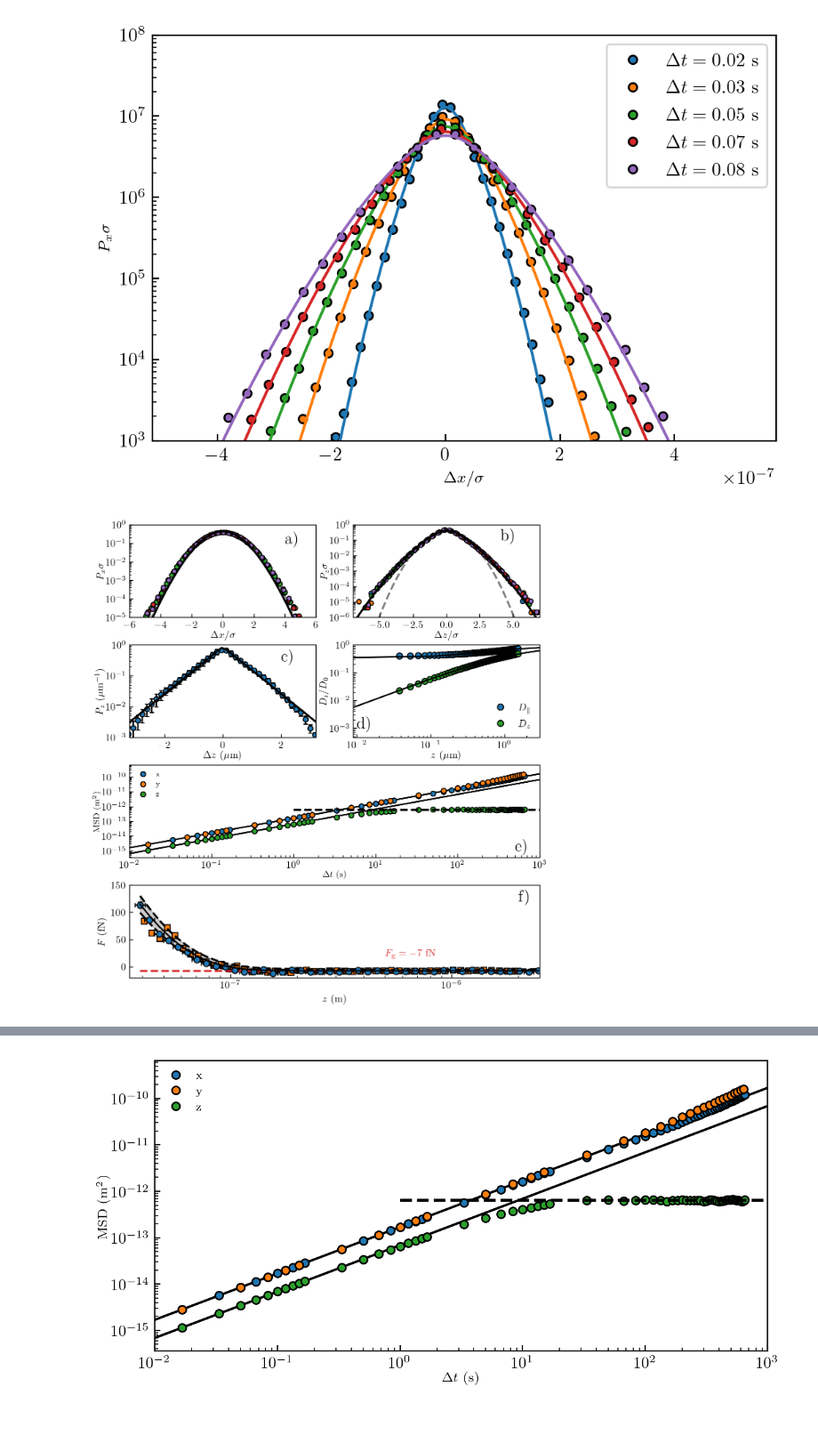
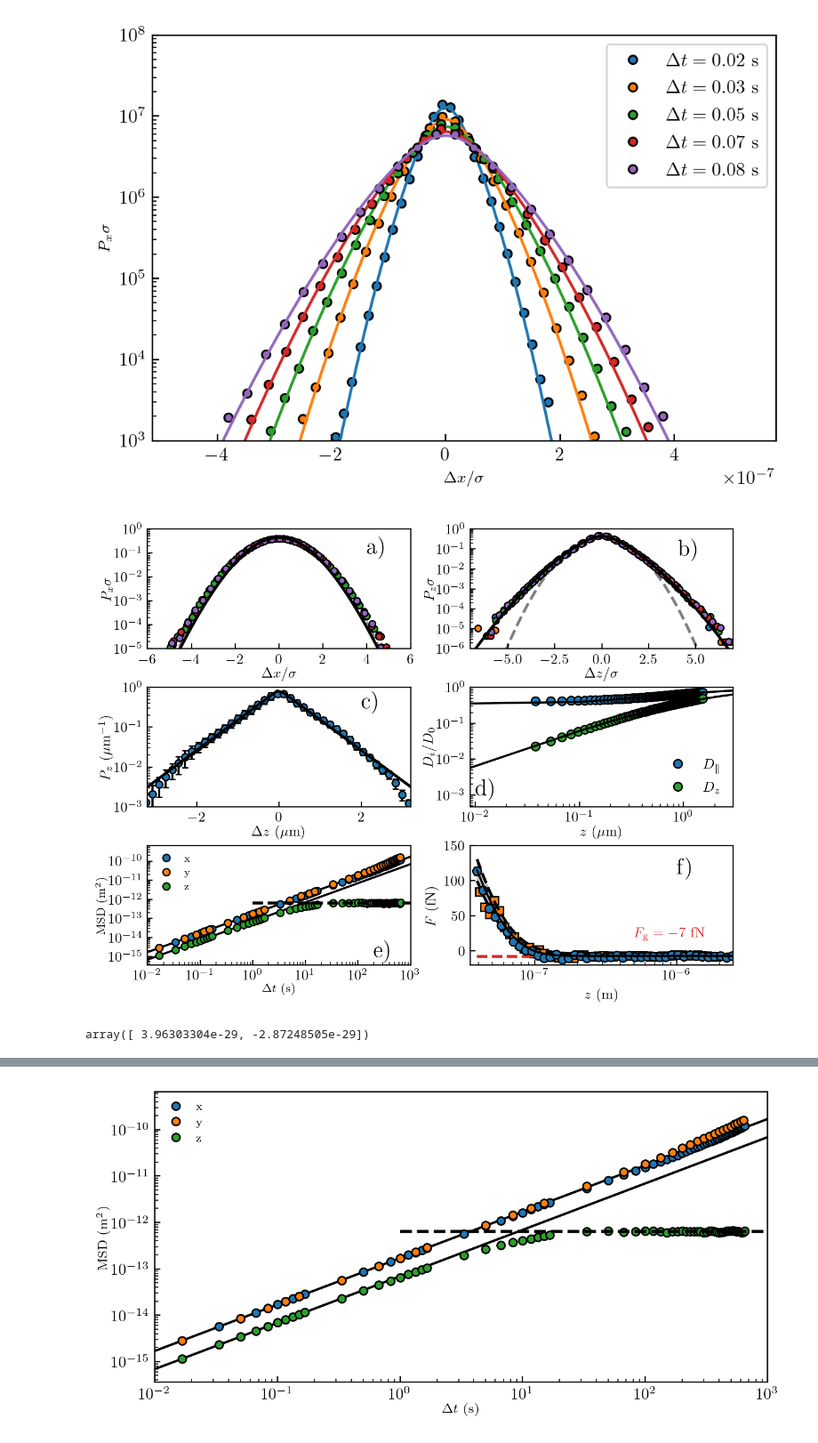
Before and after one commit to eXpensia/Confined-Brownian-Motion, a Jupyter notebook: 02_body/chapter3/images/simulation_confined_Brownian_motion/graph_ploting.ipynb, the cells around one changed output, grey strips where cells are left out. Shown at 89% size. Drawn from its saved outputs; the diff is of its cells as text; code cells hidden in the pictures.

```diff
--- a/02_body/chapter3/images/simulation_confined_Brownian_motion/graph_ploting.ipynb
+++ b/02_body/chapter3/images/simulation_confined_Brownian_motion/graph_ploting.ipynb
@@ -537,9 +537,9 @@ def P_Dx_short_time(Dx, Dt, B, ld, lb):
 
     return P
 # %%
-fig = plt.figure(figsize=(cm2inch(16), cm2inch(17)), constrained_layout=False)
+fig = plt.figure(figsize=(cm2inch(16), cm2inch(12)), constrained_layout=False)
 
-gs = fig.add_gridspec(4, 2)
+gs = fig.add_gridspec(3, 2)
 
 fig.add_subplot(gs[0, 0])
 
@@ -667,7 +667,7 @@ plt.ylabel("$P_{z} \sigma$", fontsize="medium", labelpad=0.5)
 ymin, ymax = fig.gca().get_ylim()
 xmin, xmax = fig.gca().get_xlim()
 
-plt.text(0.58 * xmax, 0.1, "b)", fontsize=16)
+plt.text(0.58 * xmax, 0.05, "b)", fontsize=16)
 ########################################################################### Px
 
 fig.add_subplot(gs[1, 0])
@@ -797,7 +797,7 @@ plt.text(1e-2, 1e-3, "d)", fontsize=16)
 ############################################################################ P long
 
 
-fig.add_subplot(gs[-2, :])
+fig.add_subplot(gs[-1, 0])
 
 dt = np.linspace(1e-2, 2e3)
 
@@ -842,12 +842,12 @@ plt.xlabel("$\Delta t$ (s)", fontsize="small", labelpad=0.5)
 plt.xlim([1e-2, 1e3])
 plt.legend(frameon=False, fontsize="x-small", loc="upper left")
 
-plt.text(500, 1e-15, "e)", fontsize=16)
+plt.text(200, 1e-15, "e)", fontsize=16)
 
 
 #####################################################################
 
-fig.add_subplot(gs[-1, :])
+fig.add_subplot(gs[-1, 1])
 
 plt.errorbar(
     dictforce["z_F_exp"],
@@ -895,32 +895,32 @@ plt.plot(
     linewidth=2,
 )
 plt.semilogx(
     dictforce["z_F_exp"],
     dictforce["f_th2"] * 1e15,
     color="k",
     zorder=11,
     label="Eq. (5.2.21)",
 )
 
 # plt.plot(z_th, F_drift_th  * 1e15 +F_err_th*1e15, "--", color ="k")
 plt.text(5e-7, 20, "$F_\mathrm{g} = -7$ fN", color="tab:red", fontsize="medium")
 plt.ylim((-20, 150))
 plt.xlim((35e-9, 2.5e-6))
 plt.xlabel("$z$ (m)", fontsize="medium")
 plt.ylabel("$F$ (fN)", fontsize="medium")
 
 
 ax = plt.gca()
 locmaj = mpl.ticker.LogLocator(base=10.0, subs=(1.0,), numticks=100)
 ax.xaxis.set_major_locator(locmaj)
 locmin = mpl.ticker.LogLocator(base=10.0, subs=np.arange(2, 10) * 0.1, numticks=100)
 ax.xaxis.set_minor_locator(locmin)
 ax.xaxis.set_minor_formatter(mpl.ticker.NullFormatter())
 
-plt.text(2e-6, 120, "f)", fontsize=16)
+plt.text(1.0e-6, 110, "f)", fontsize=16)
 
 plt.tight_layout(pad=0.1, h_pad=0.1, w_pad=0.3)
 
 plt.savefig("method_sim.pdf")
 # %% [output]
-[figure, old version]
+[figure, new version]
@@ -926,0 +976,4 @@ plt.savefig("method_sim.pdf")
+# %%
+popt
+# %% [output]
+array([ 3.96303304e-29, -2.87248505e-29])
```
Also changed, not shown: parts of 10 cells of this notebook, 24 other files.
